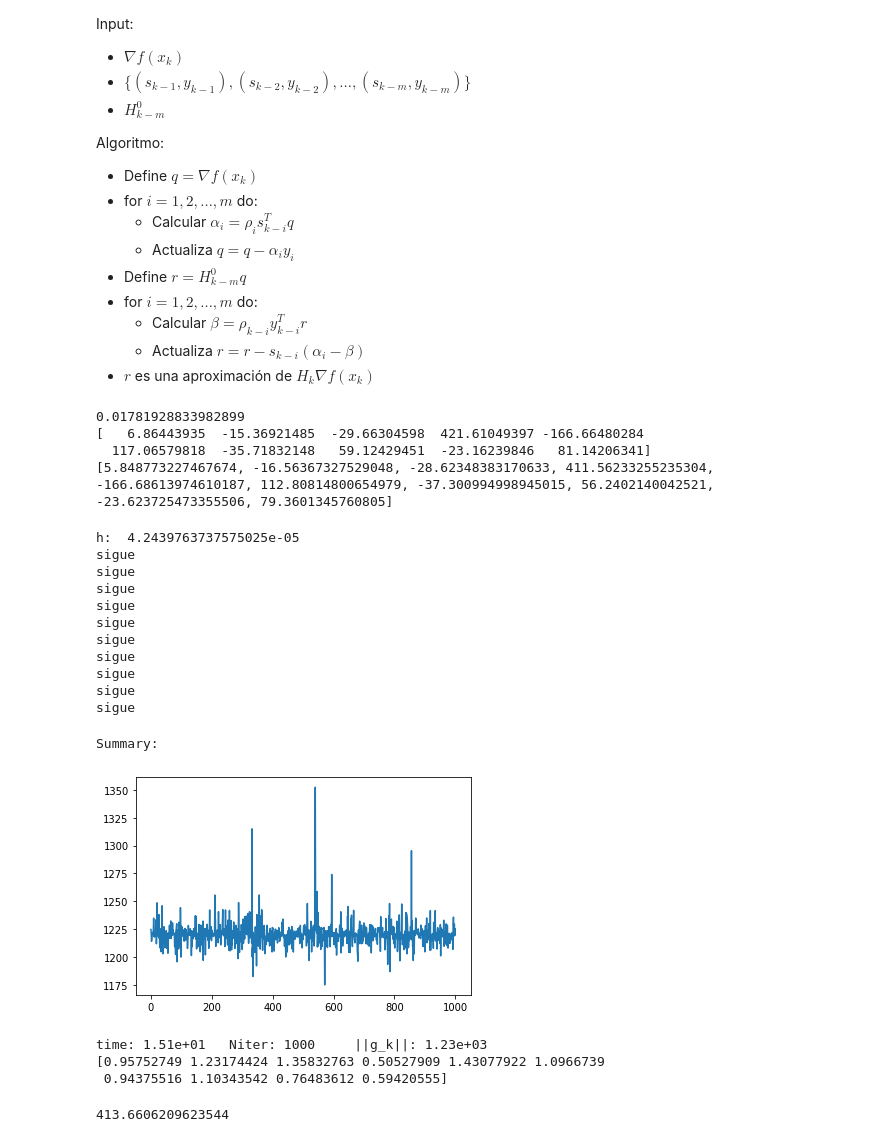
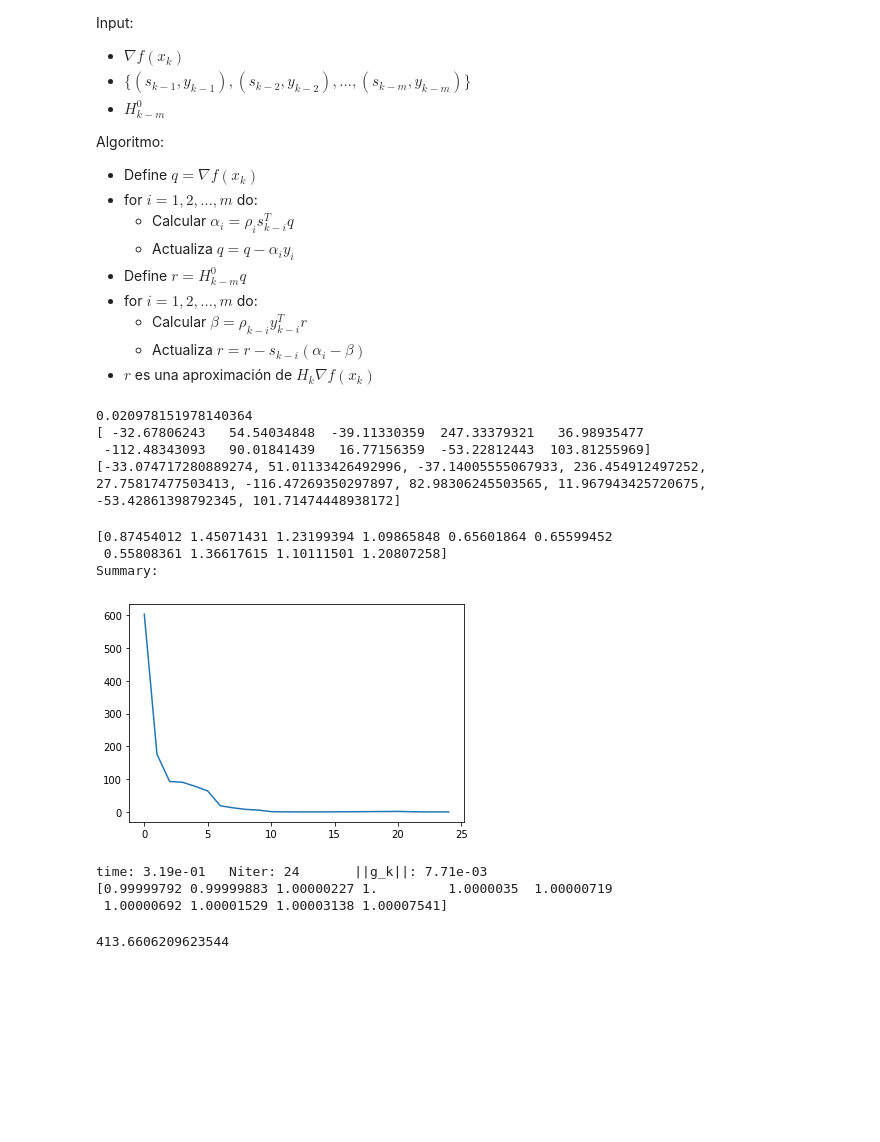
Before and after one commit to JairEsc/Mat_Apl, a Jupyter notebook: Opt_Proyecto_derivative_free.ipynb, the cells around one changed output. Saved outputs shown, nothing was run; the diff lists cells and outputs as text; code cells hidden in the pictures; blank space fills up the shorter version.

```diff
--- a/Opt_Proyecto_derivative_free.ipynb
+++ b/Opt_Proyecto_derivative_free.ipynb
@@ -155,7 +155,7 @@ def Rosembrok_grad_real(X):
     for i in range(1,len(X)-1):
         D.append(-400*(X[i]*(X[i+1]-X[i]**2))+200*(X[i]-X[i-1]**2)-2*(1-X[i]))
     D.append(200*(X[-1]-X[-2]**2))
-    return D
+    return np.array(D)
 def Rosembrok_Hessian(X):
     M=[]
     #Renglon 1
@@ -187,8 +187,8 @@ print(scipy.optimize.approx_fprime(f=Rosembrok,xk=x_k,epsilon=h))
 print(Rosembrok_grad_real(x_k))
 #------------------------------------------------------
 # %% [output]
-0.01781928833982899
-[   6.86443935  -15.36921485  -29.66304598  421.61049397 -166.66480284
-  117.06579818  -35.71832148   59.12429451  -23.16239846   81.14206341]
-[5.848773227467674, -16.56367327529048, -28.62348383170633, 411.56233255235304, -166.68613974610187, 112.80814800654979, -37.300994998945015, 56.2402140042521, -23.623725473355506, 79.3601345760805]
+0.020978151978140364
+[ -32.67806243   54.54034848  -39.11330359  247.33379321   36.98935477
+ -112.48343093   90.01841439   16.77156359  -53.22812443  103.81255969]
+[-33.074717280889274, 51.01133426492996, -37.14005555067933, 236.454912497252, 27.75817477503413, -116.47269350297897, 82.98306245503565, 11.967943425720675, -53.42861398792345, 101.71474448938172]
 # %%
@@ -243,7 +268,7 @@ def recovery(x_k,f,grad_k,e_f,h,l1,l2,d_k,m=10):#Genera un nuevo h
                     e_f_n,h_n=rutina_h(f=f,p=np.random.uniform(-1,1,size=n),m=m,x_0=x_k)
                     return x_k,e_f_n,h_n
 # %%
-def find_minimum(f,x_0,tol_g=10**(-4),max_iter=10**2,alpha_max_iter=100):
+def find_minimum(f,fprime,x_0,tol_g=10**(-4),max_iter=10**2,alpha_max_iter=100):
     t1 = time.time()
     n=len(x_0)
     #----------------------
@@ -254,16 +279,16 @@ def find_minimum(f,x_0,tol_g=10**(-4),max_iter=10**2,alpha_max_iter=100):
     S=[]
     #----------------------
     #----------------------
-    e_f,h=rutina_h(f=f,p=np.random.uniform(-1,1,size=len(x_0)),m=10,x_0=x_0)
-    print("h: ",h)
-    def fprime(x):
-        return scipy.optimize.approx_fprime(xk=x,f=f,epsilon=h)
+    #e_f,h=rutina_h(f=f,p=np.random.uniform(-1,1,size=len(x_0)),m=10,x_0=x_0)
+    #print("h: ",h)
+    e_f=0
+    h=10**(-4)
     g_0=fprime(x_0)#Gradiente
     alpha_k=relaxed_Armijo(f=f,fprime=fprime,x_k=x_0,d=-g_0,e_f=e_f,max_iter=alpha_max_iter)#line_search
+    #alpha_k=backtrack(x_k=x_0, f=f, grad=fprime, d_k=-g_0)
     x_1=x_0-alpha_k*g_0#Primera direccion de descenso es -grad(x_0)
     g_1=fprime(x_1)
     GG.append(np.linalg.norm(g_1))
-
     #----------------------
     #diferencia de gradientes
     #diferencia de x's
@@ -273,12 +298,10 @@ def find_minimum(f,x_0,tol_g=10**(-4),max_iter=10**2,alpha_max_iter=100):
     #H_k=(np.dot(s_k,y_k)/(np.dot(y_k,y_k)))*np.identity(n)#Dado en clase.
     #----------------------
     while(np.linalg.norm(g_1)>tol_g and iter<max_iter):
-        if(iter<10):
-            print("sigue")
         x_0=x_1
         g_0=g_1
         #H_k_m=BFGS(s_k=s_k,y_k=y_k,g_k=0,H_k=H_k)
-        #d_k_r=-np.dot(np.linalg.inv(Rosembrok_Hessian(x_0)),g_0)
+        #d_k=-np.dot(np.linalg.inv(Rosembrok_Hessian(x_0)),g_0)
         d_k=-L_BFGS(S=S,Y=Y,g=g_1)
         #d_k=-np.dot(H_k_m,g_0)
         if(iter>100):
@@ -286,16 +309,18 @@ def find_minimum(f,x_0,tol_g=10**(-4),max_iter=10**2,alpha_max_iter=100):
             del Y[0]
         iter_alpha=0
         alpha_k_try=0
-        while(alpha_k_try==0 and iter_alpha<10):
-            alpha_k_try=relaxed_Armijo(f=f,fprime=fprime,x_k=x_0,d=d_k,e_f=e_f,max_iter=alpha_max_iter)#line_search
+        while(alpha_k_try==0 and iter_alpha<1):
+            alpha_k_try=relaxed_Armijo(f=f,fprime=fprime,x_k=x_0,d=d_k,e_f=e_f,max_iter=50)#line_search
+            #alpha_k_try=backtrack(x_k=x_0, f=f, grad=fprime, d_k=d_k)
             if(alpha_k_try>0):
                 alpha_k=alpha_k_try
                 break
             else:
-                x_k,e_f,h=recovery(x_k=x_0,f=f,grad_k=g_0,e_f=e_f,h=h,l1=0.4,l2=2.5,d_k=d_k)
-                #print("Cambiamos h! :", h)
-                def fprime(x):
-                    return scipy.optimize.approx_fprime(xk=x,f=f,epsilon=h)
+                print("Err")
+                #x_k,e_f,h=recovery(x_k=x_0,f=f,grad_k=g_0,e_f=e_f,h=h,l1=0.4,l2=2.5,d_k=d_k)
+                #print("Cambiamos h! :")
+                #def fprime(x):
+                #    return scipy.optimize.approx_fprime(xk=x,f=f,epsilon=h)
                 iter_alpha+=1
         x_1=x_0+alpha_k*d_k#
         g_1=fprime(x_1)
@@ -318,27 +343,20 @@ def find_minimum(f,x_0,tol_g=10**(-4),max_iter=10**2,alpha_max_iter=100):
     return x_1
 # %%
 import time
+np.random.seed()
 n=10
 x_0=np.random.uniform(0.5,1.5,size=n)
-x_opt=find_minimum(f=Rosembrok_r,x_0=x_0,tol_g=10**(-2),max_iter=10**3,alpha_max_iter=10)
+print(x_0)
+x_opt=find_minimum(f=Rosembrok,fprime=Rosembrok_grad_real,x_0=x_0,tol_g=10**(-2),max_iter=10**4,alpha_max_iter=20)
 print(x_opt)
 # %% [output]
-h:  4.2439763737575025e-05
-sigue
-sigue
-sigue
-sigue
-sigue
-sigue
-sigue
-sigue
-sigue
-sigue
+[0.87454012 1.45071431 1.23199394 1.09865848 0.65601864 0.65599452
+ 0.55808361 1.36617615 1.10111501 1.20807258]
+Summary:
+[figure, new version]
-Summary:
+time: 3.19e-01   Niter: 24       ||g_k||: 7.71e-03
+[0.99999792 0.99999883 1.00000227 1.         1.0000035  1.00000719
+ 1.00000692 1.00001529 1.00003138 1.00007541]
-[figure, old version]
-time: 1.51e+01   Niter: 1000     ||g_k||: 1.23e+03
-[0.95752749 1.23174424 1.35832763 0.50527909 1.43077922 1.0966739
- 0.94375516 1.10343542 0.76483612 0.59420555]
 # %%
 def p_204(X):#x_0=np.array([0.1,0.1] ), x_opt=np.array([0,0] )
     A=np.array([0.13294 ,-0.244378, 0.325895] )
```
Also changed, not shown: parts of 1 cell of this notebook.
